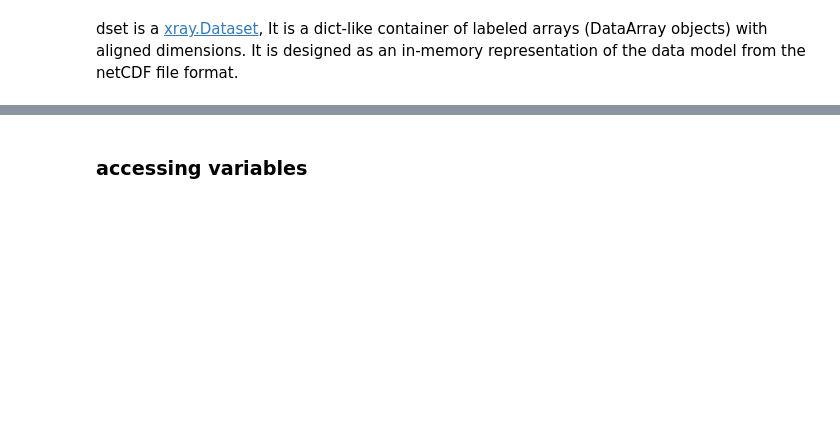
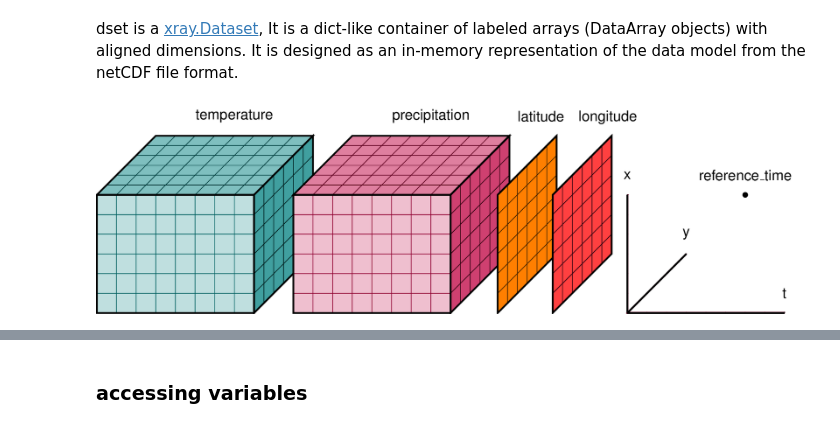
Before and after one commit to awneshsingh/USP_Python_workshop, a Jupyter notebook: session_2/notebooks/xarray.ipynb, the cells around one changed output, grey strips where cells are left out. Cells and saved outputs as stored; diff of their text form; code cells hidden in the pictures; blank space fills up the shorter version.

```diff
--- a/session_2/notebooks/xarray.ipynb
+++ b/session_2/notebooks/xarray.ipynb
@@ -74,6 +74,8 @@ RuntimeError: No such file or directory
 # %% [markdown]
 dset is a [xray.Dataset](http://xray.readthedocs.org/en/stable/data-structures.html#dataset), It is a dict-like container of labeled arrays (DataArray objects) with aligned dimensions. It is designed as an in-memory representation of the data model from the netCDF file format.
 # %%
-Image('http://xarray.readthedocs.org/en/stable/_images/dataset-diagram.png', width=700)
+Image('http://xarray.pydata.org/en/stable/_images/dataset-diagram.png', width=700)
+# %% [output]
+[figure, added]
 # %%
 dset
```
Also changed, not shown: parts of 53 cells of this notebook, 5 other files.
